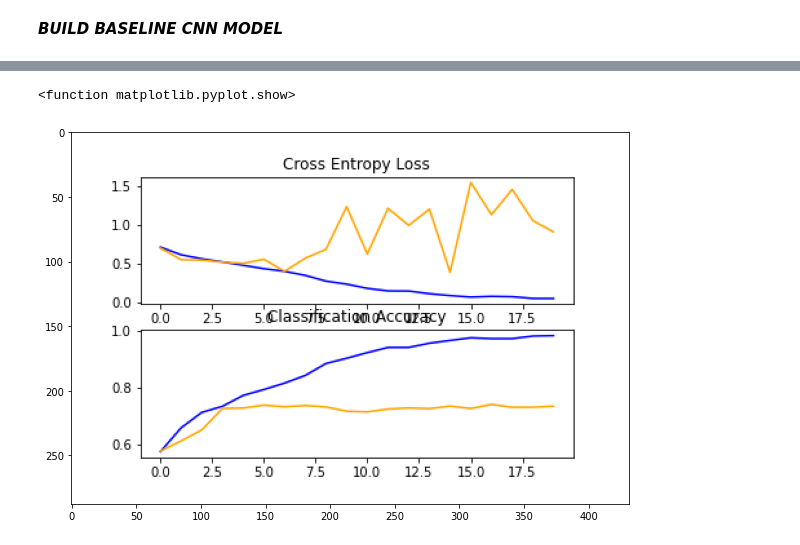
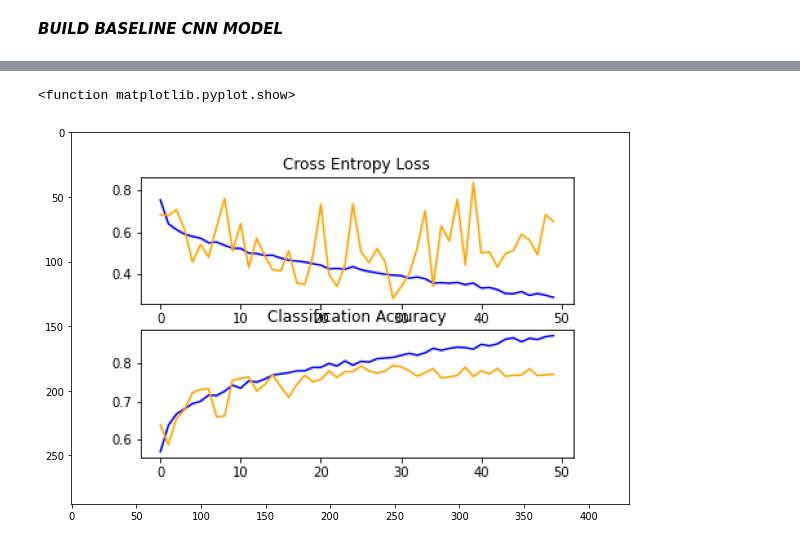
Before and after one commit to WillDera/cats_vs_dog, a Jupyter notebook: cats_and_dogs_convNet.ipynb, the cells around one changed output, grey strips where cells are left out. Drawn from its saved outputs; the diff is of its cells as text; code cells hidden in the pictures.

```diff
--- a/cats_and_dogs_convNet.ipynb
+++ b/cats_and_dogs_convNet.ipynb
@@ -137,9 +152,9 @@ Found 2023 images belonging to 2 classes.
 # %%
 # showing our image
 pyplot.figure(figsize=(10,8))
-img = imread('ipykernel_launcher.py_adam_3vgg_plot.png')
+img = imread('ipykernel_launcher.py_Ad3vgg_imgaug_50epoch_plot.png')
 pyplot.imshow(img)
 pyplot.show
 # %% [output]
 <function matplotlib.pyplot.show>
-[figure, old version]
+[figure, new version]
```
Also changed, not shown: parts of 1 cell of this notebook.
